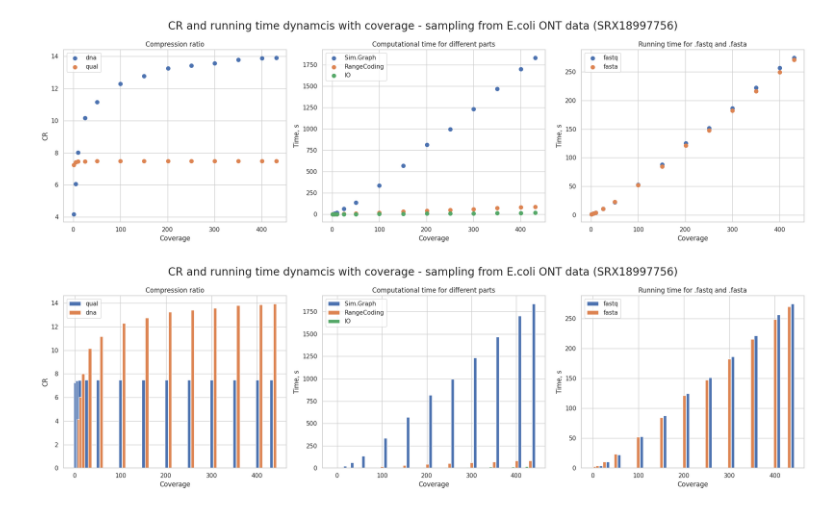
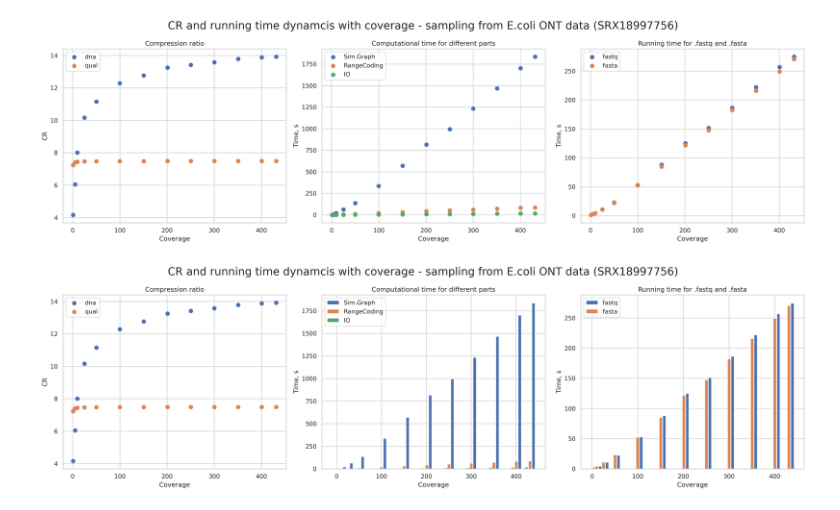
Before and after one commit to iam28th/colord-coverage-vs-CR, a Jupyter notebook: coverage-vs-CR.ipynb, the cells around one changed output. Cells and saved outputs as stored; diff of their text form; code cells hidden in the pictures.

Commit message:
cr with scatterplot

```diff
--- a/coverage-vs-CR.ipynb
+++ b/coverage-vs-CR.ipynb
@@ -314,7 +314,7 @@ plt.rc('figure', titlesize=BIGGER_SIZE)  # fontsize of the figure title
 SCATTER_S = 50
 # %%
 # fig 1 : coverage vs CR and time
-fig, axs = plt.subplots(1, 3, figsize=(20, 6))
+fig, axs = plt.subplots(1, 3, figsize=(20, 6), dpi=300)
 fig.suptitle('CR and running time dynamcis with coverage - sampling from E.coli ONT data (SRX18997756)')
 
 ax = axs[0]
@@ -356,19 +356,26 @@ fig.tight_layout();
 # %% [output]
 [figure]
 # %%
-fig, axs = plt.subplots(1, 3, figsize=(20, 6))
+fig, axs = plt.subplots(1, 3, figsize=(20, 6), dpi=300)
 fig.suptitle('CR and running time dynamcis with coverage - sampling from E.coli ONT data (SRX18997756)')
 
 WIDTH = 7
 
+# ax = axs[0]
+# for section in ('qual', 'dna'):
+#     x = df['Coverage']
+#     y = df['CR_' + section]
+#     if section == 'dna':
+#         ax.bar(x + WIDTH * 1.1, y, label=section, width=WIDTH)
+#     if section == 'qual':
+#         ax.bar(x, y, label=section, width=WIDTH)
+# ax.set_title('Compression ratio')
+# ax.set_ylabel('CR')
 ax = axs[0]
-for section in ('qual', 'dna'):
+for section in ('dna', 'qual'):
     x = df['Coverage']
     y = df['CR_' + section]
-    if section == 'dna':
-        ax.bar(x + WIDTH * 1.1, y, label=section, width=WIDTH)
-    if section == 'qual':
-        ax.bar(x, y, label=section, width=WIDTH)
+    ax.scatter(x, y, label=section, s=SCATTER_S)
 ax.set_title('Compression ratio')
 ax.set_ylabel('CR')
 
@@ -379,31 +386,31 @@ for section in ('Sim.Graph', 'RangeCoding', 'IO'):
     y = df['Time - ' + section]
     shift = 0
     if section == "IO":
         shift = -WIDTH * 1.1
     elif section == "Sim.Graph":
         shift = WIDTH * 1.1
     ax.bar(x + shift, y, label=section, width=WIDTH)
 ax.set_title('Computational time for different parts')
 ax.set_ylabel('Time, s')
 
 # fig 3 : coverage vs real time for fasta and fastq
 ax = axs[2]
 for fmt in ('fastq', 'fasta'):
     x = df['Coverage']
     if fmt == 'fastq':
         y = df['Total time']
         ax.bar(x + WIDTH * 1.1, y, label=fmt, width=WIDTH)
     else:
         y = df['Total time (fasta)']
         ax.bar(x, y, label=fmt, width=WIDTH)
 ax.set_ylabel('Time, s')
 ax.set_title('Running time for .fastq and .fasta')
 
 for ax in axs:
     ax.legend();
     # ax.grid();
     ax.set_xlabel('Coverage')
 
 fig.tight_layout();
 # %% [output]
-[figure, old version]
+[figure, new version]
```
